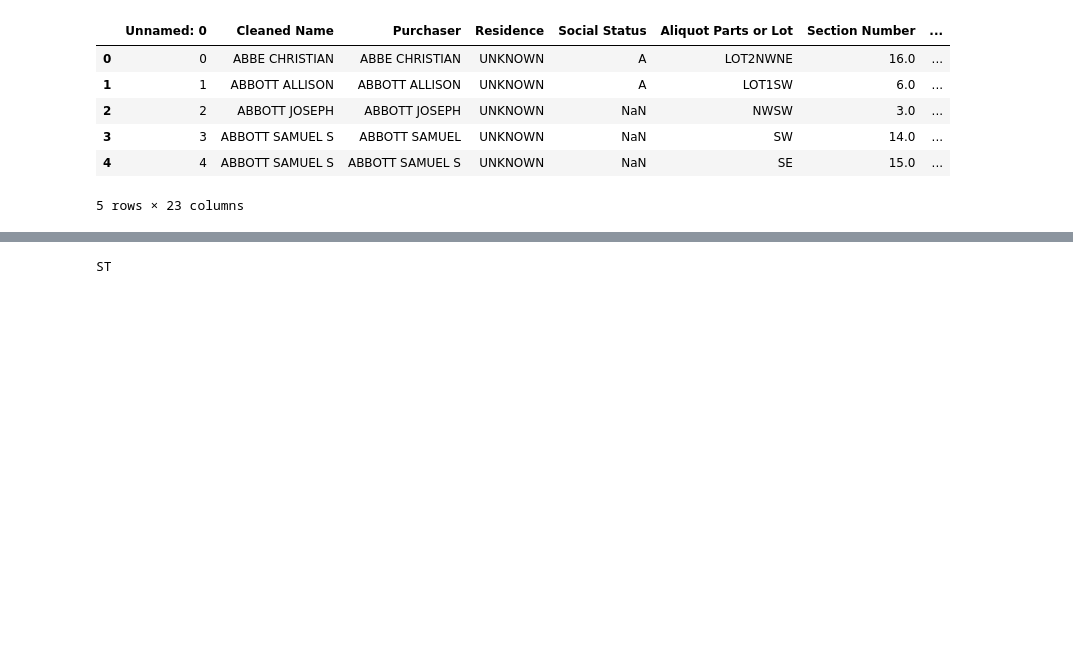
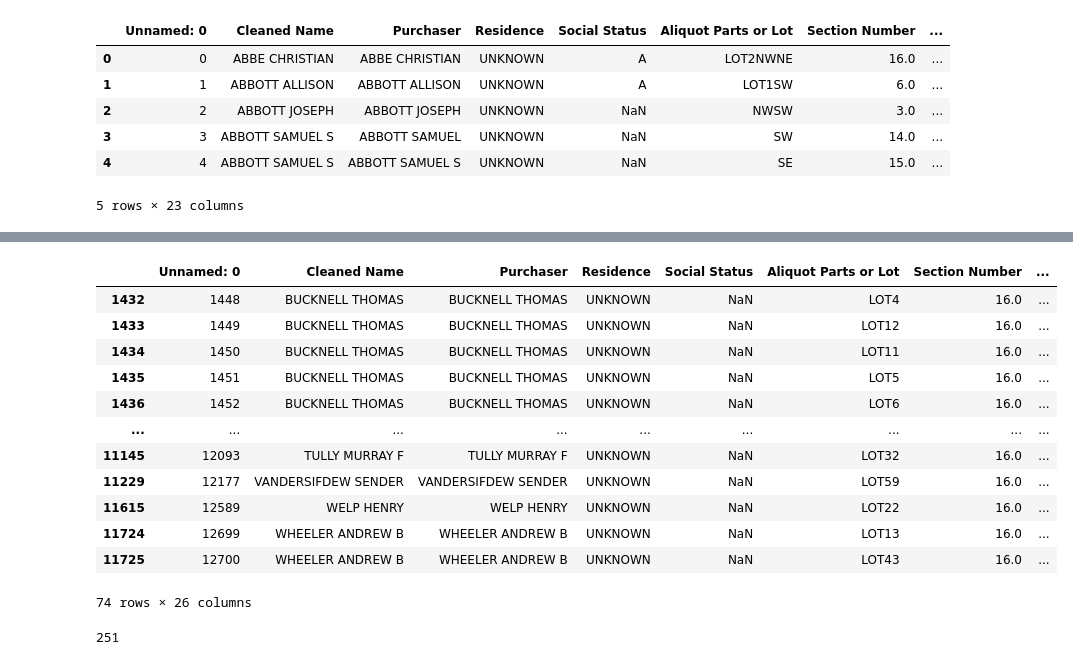
Before and after one commit to uchicago-justice-project/public_land_records, a Jupyter notebook: scripts/intial_matching.ipynb, the cells around one changed output, grey strips where cells are left out. Drawn from its saved outputs; the diff is of its cells as text; code cells hidden in the pictures; blank space fills up the shorter version.

```diff
--- a/scripts/intial_matching.ipynb
+++ b/scripts/intial_matching.ipynb
@@ -36,13 +49,14 @@ df.loc[df['IBL'].isnull(), "IBL"] = ''
 # %%
 test = "TESTVOIDVOTB"
-to_strip = ['2', '4', 'VOID', 'VO', "V", 'PRA', 'FR', 'TB', "MA", "TE", 'NIBL', 'SIBL']
+to_strip = ['2', '4', 'VOID', 'VO', "V", 'PRA', 'FR', 'TB', "MA", "TE", 'NIBL', 'SIBL','SC','SK',\
+            "ROAD", "SR" "CALR","R", 'SCANAL','NCANAL','CANAL', 'SECT','SEC', 'DEA', 'FEED', 'PT']
 
 for string in to_strip:
     test = test.replace(string, "")
-# %% [output]
-ST
 # %%
 def strip_common_strings(lot):
+    for string in lots:
+        lot = lot.replace(string, "")
     for string in to_strip:
         lot = lot.replace(string, "")
 
@@ -115,7 +129,7 @@ def get_parts(row):
                 geometries = [get_part_geometry(row, first_sect + last_sect) for last_sect in legit_sections]
                 return unary_union(geometries)
 
-        elif len(part) == 1:
+        elif len(part) == 1 and legit_directions.get(part):
             first_sects = legit_directions.get(part)
             geometries = []
             for first_sect in first_sects:
@@ -124,20 +138,66 @@ def get_parts(row):
 
             return unary_union(geometries)
 
-        elif row['Aliquot Parts or Lot'] in ['SEC', 'SECMA']:
+        elif row['Acres'] > 450:
             geometries = []
             for first_sect in legit_sections:
                 for last_sect in legit_sections:
                     geometries.append(get_part_geometry(row, first_sect+last_sect))
 
-            return geometries
+            return unary_union(geometries)
 
     except NoMatch:
         return None
 
 
     return None
+
+geod = Geod(ellps="WGS84")
+
+def get_geometry(row):
+    geometry = get_parts(row)
+
+    if geometry:
+        return geometry
+
+    row['IBL'] = 'NIBL'
+    geometry1 = get_parts(row)
+    row['IBL'] = 'SIBL'
+    geometry2 = get_parts(row)
+
+    if not geometry1 and geometry2:
+        return geometry2
+    elif not geometry2 and geometry1:
+        return geometry1
+    elif geometry1 and geometry2:
+        area1 = abs(geod.geometry_area_perimeter(geometry1)[0]) * 0.000247105
+        area2 = abs(geod.geometry_area_perimeter(geometry2)[0]) * 0.000247105
+        diff1 = abs(row['Acres'] - area1)
+        diff2 = abs(row['Acres'] - area2)
+
+        if diff1 < diff2:
+            return geometry1
+        elif diff2 < diff1:
+            return geometry2
+
+    return None
 # %%
-geometries = df.apply(get_parts, axis=1)
+geometries = df.apply(get_geometry, axis=1)
 # %%
 df['geometry'] = geometries
+# %%
+df.loc[(df['Township'] == '37N')&(df['Range'] == '14E')&(df['Section Number'] == 16)]
+# %% [output]
+|  | Unnamed: 0 | Cleaned Name | Purchaser | Residence | Social Status | Aliquot Parts or Lot | Section Number | ... |
+| 1432 | 1448 | BUCKNELL THOMAS | BUCKNELL THOMAS | UNKNOWN | NaN | LOT4 | 16.0 | ... |
+| 1433 | 1449 | BUCKNELL THOMAS | BUCKNELL THOMAS | UNKNOWN | NaN | LOT12 | 16.0 | ... |
+| 1434 | 1450 | BUCKNELL THOMAS | BUCKNELL THOMAS | UNKNOWN | NaN | LOT11 | 16.0 | ... |
+| 1435 | 1451 | BUCKNELL THOMAS | BUCKNELL THOMAS | UNKNOWN | NaN | LOT5 | 16.0 | ... |
+| 1436 | 1452 | BUCKNELL THOMAS | BUCKNELL THOMAS | UNKNOWN | NaN | LOT6 | 16.0 | ... |
+| ... | ... | ... | ... | ... | ... | ... | ... | ... |
+| 11145 | 12093 | TULLY MURRAY F | TULLY MURRAY F | UNKNOWN | NaN | LOT32 | 16.0 | ... |
+| 11229 | 12177 | VANDERSIFDEW SENDER | VANDERSIFDEW SENDER | UNKNOWN | NaN | LOT59 | 16.0 | ... |
+| 11615 | 12589 | WELP HENRY | WELP HENRY | UNKNOWN | NaN | LOT22 | 16.0 | ... |
+| 11724 | 12699 | WHEELER ANDREW B | WHEELER ANDREW B | UNKNOWN | NaN | LOT13 | 16.0 | ... |
+| 11725 | 12700 | WHEELER ANDREW B | WHEELER ANDREW B | UNKNOWN | NaN | LOT43 | 16.0 | ... |
+74 rows × 26 columns
@@ -143,0 +220,4 @@ df['geometry'] = geometries
+# %%
+len(geos391316)
+# %% [output]
+251
```
Also changed, not shown: parts of 28 cells of this notebook, 17 other files.
